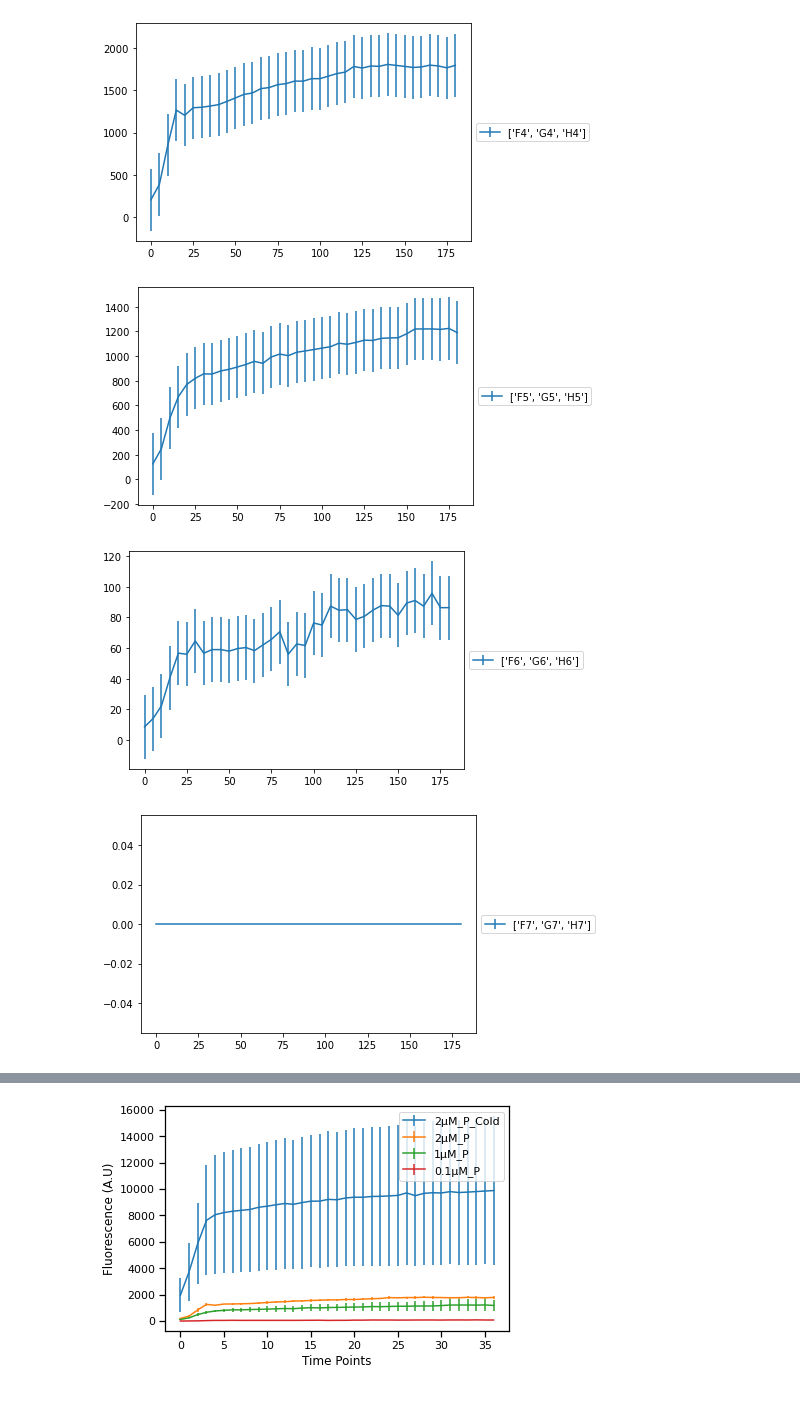
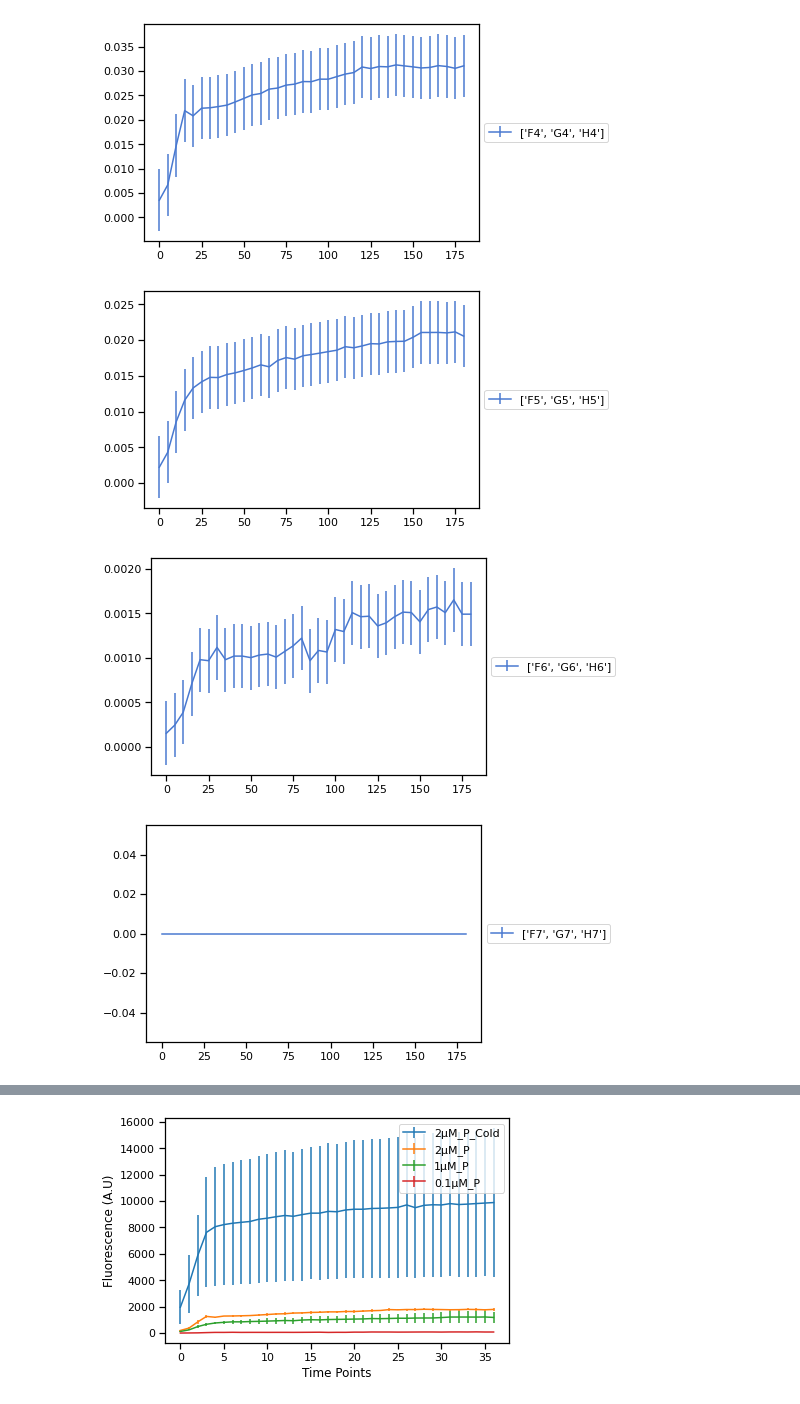
Before and after one commit to NessLfy/iGEM, a Jupyter notebook: SHERLOCK_probe_dilution.ipynb, the cells around one changed output, grey strips where cells are left out. Cells and saved outputs as stored; diff of their text form; code cells hidden in the pictures.

```diff
--- a/SHERLOCK_probe_dilution.ipynb
+++ b/SHERLOCK_probe_dilution.ipynb
@@ -19,4 +19,4 @@ def endpoint(df):
 # %%
 test = px.main('results/SHERLOCK/1st_try_probe_dilution/sherlock_probe_concentr_2.xlsx'
-               ,70,"NO",3,5,'col',['F7','G7','H7'],"NO")
+               ,70,"YES",3,5,'col',['F7','G7','H7'],"NO")
 # %% [output]
@@ -25,4 +25,4 @@ test = px.main('results/SHERLOCK/1st_try_probe_dilution/sherlock_probe_concentr_
-[figure, old version]
+[figure, new version]
-[figure, old version]
+[figure, new version]
-[figure, old version]
+[figure, new version]
-[figure, old version]
+[figure, new version]
```
Also changed, not shown: parts of 14 cells of this notebook, 5 other files.
